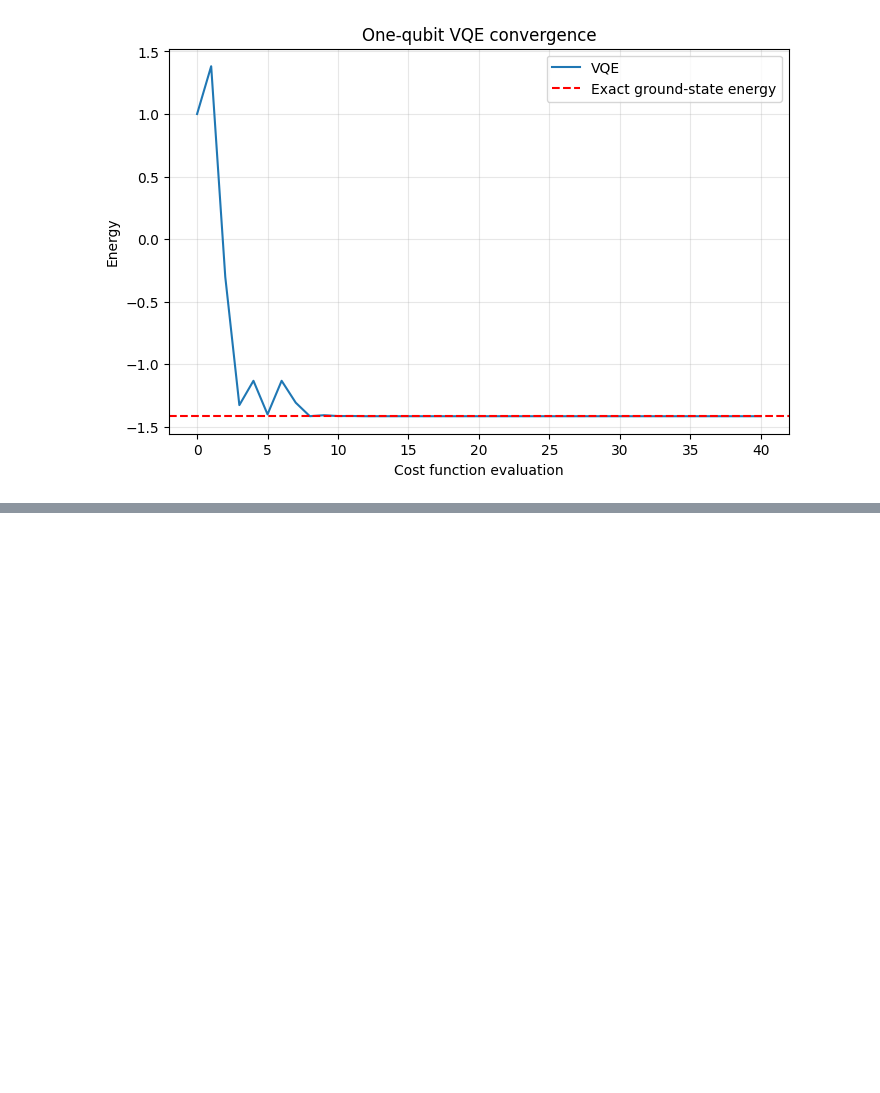
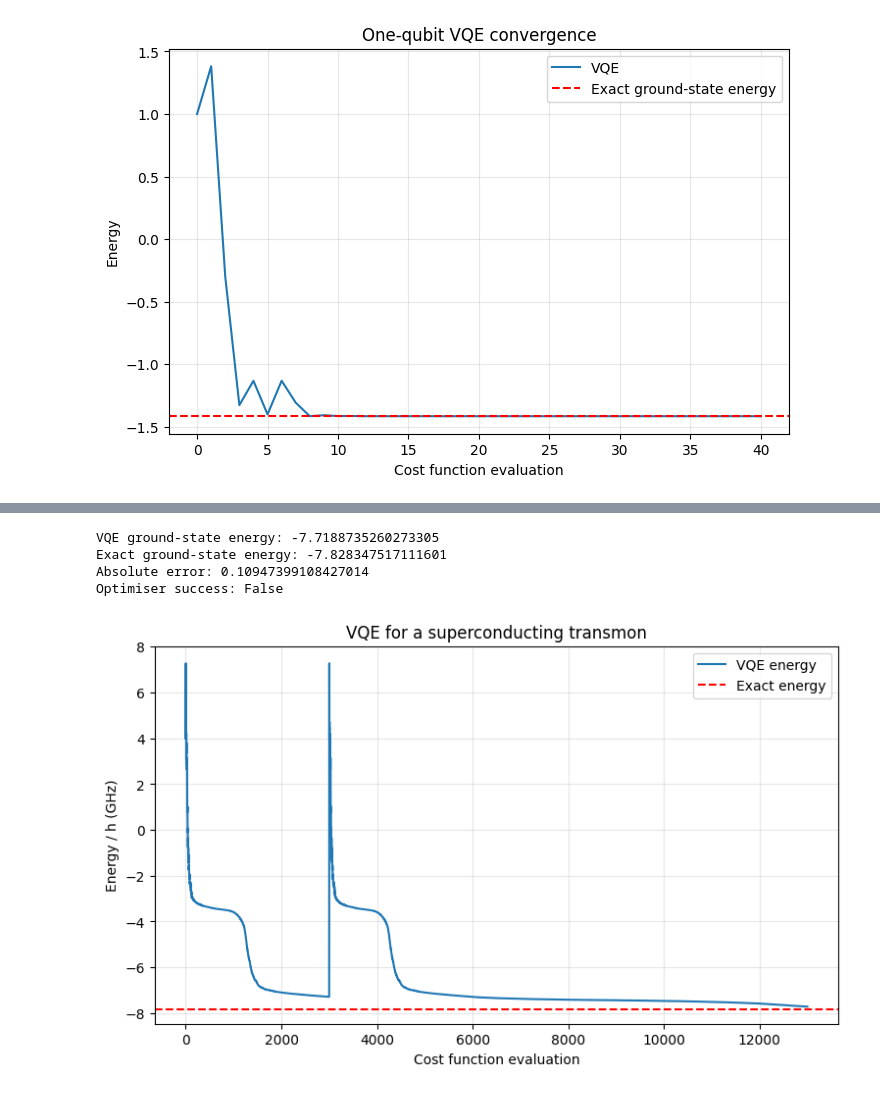
Before and after one commit to kiradavidoff/VQE-VQD_for_superconducting_circuits, a Jupyter notebook: VQE_experiments.ipynb, the cells around one changed output, grey strips where cells are left out. Cells and saved outputs as stored; diff of their text form; code cells hidden in the pictures; blank space fills up the shorter version.

```diff
--- a/VQE_experiments.ipynb
+++ b/VQE_experiments.ipynb
@@ -115,0 +273,69 @@ plt.show()
+# %%
+
+energy_history = []
+
+def cost_function(parameters):
+
+    # Assign numerical parameters to the circuit
+    bound_circuit = ansatz.assign_parameters(
+        dict(zip(theta, parameters))
+    )
+
+    # Simulate the quantum state
+    state = Statevector.from_instruction(bound_circuit)
+
+    # Calculate energy
+    energy = np.real(
+        state.expectation_value(H_qubit)
+    )
+
+    energy_history.append(float(energy))
+
+    return float(energy)
+# %%
+
+initial_parameters = np.zeros(len(theta))
+
+result = minimize(
+    fun=cost_function,
+    x0=initial_parameters,
+    method="COBYLA",
+    options={
+        "maxiter": 10000,
+        "rhobeg": 0.3,
+        "tol": 1e-7
+    }
+)
+
+E0_vqe = result.fun
+
+print("VQE ground-state energy:", E0_vqe)
+print("Exact ground-state energy:", E0_exact)
+print("Absolute error:", abs(E0_vqe - E0_exact))
+print("Optimiser success:", result.success)
+# %% [output]
+VQE ground-state energy: -7.7188735260273305
+Exact ground-state energy: -7.828347517111601
+Absolute error: 0.10947399108427014
+Optimiser success: False
+# %%
+
+plt.figure(figsize=(9, 5))
+
+plt.plot(energy_history, label="VQE energy")
+
+plt.axhline(
+    E0_exact,
+    color="red",
+    linestyle="--",
+    label="Exact energy"
+)
+
+plt.xlabel("Cost function evaluation")
+plt.ylabel("Energy / h (GHz)")
+plt.title("VQE for a superconducting transmon")
+plt.legend()
+plt.grid(alpha=0.3)
+plt.show()
+# %% [output]
+[figure, added]
```
Also changed, not shown: parts of 12 cells of this notebook.
